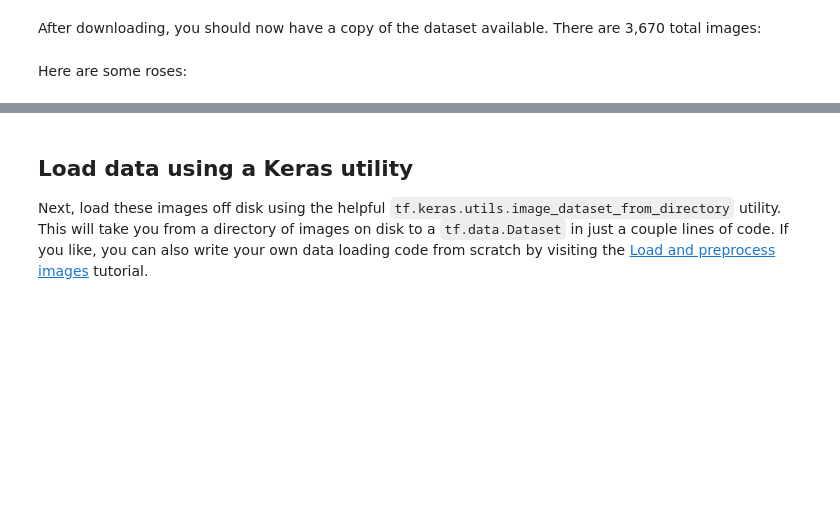
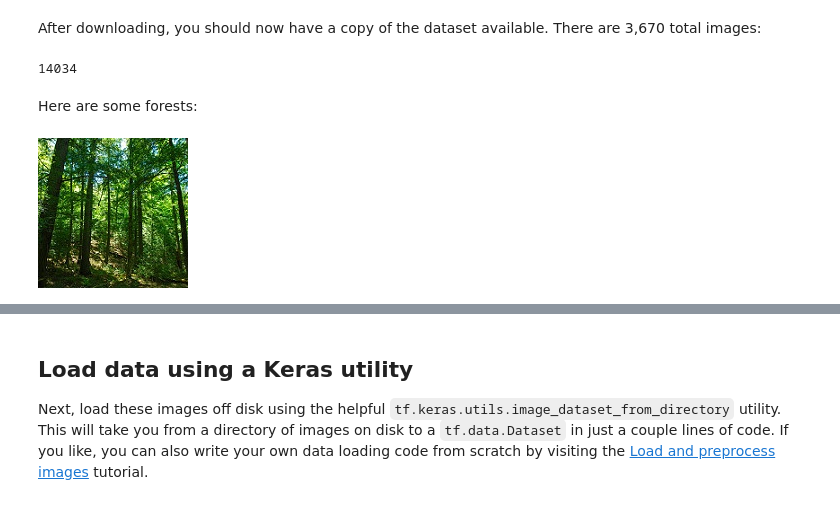
Before and after one commit to MaheeGamage/TIES4911-DL-for-dev, a Jupyter notebook: Demo/demo-3/classification.ipynb, the cells around one changed output, grey strips where cells are left out. Cells and saved outputs as stored; diff of their text form; code cells hidden in the pictures; blank space fills up the shorter version.

````diff
--- a/Demo/demo-3/classification.ipynb
+++ b/Demo/demo-3/classification.ipynb
@@ -74 +89,23 @@ flower_photo/
 ```
+# %%
+import requests
+import zipfile
+import io
+
+def download_and_extract_zip(url, extract_path='.'):
+  """Downloads a zip file from a URL and extracts it.
+
+  Args:
+    url: The URL of the zip file.
+    extract_path: The path to extract the zip file to. Defaults to the current directory.
+  """
+  response = requests.get(url)
+  response.raise_for_status()  # Raise an exception for bad responses (4xx or 5xx)
+
+  with zipfile.ZipFile(io.BytesIO(response.content)) as zip_ref:
+    zip_ref.extractall(extract_path)
+
+DOWNLOAD_PATH = '/content/extracted_files'
+# Example usage:
+zip_file_url = "https://drive.usercontent.google.com/download?id=1YsrmiBhi1AskbUUPUZabAvnpZJIHVz8V&export=download&confirm=t&uuid=ba069192-193e-4cc4-aad9-4c7d05efb066"  # Replace with your URL
+download_and_extract_zip(zip_file_url, DOWNLOAD_PATH)  # Extract to /content/extracted_files
@@ -97,11 +136,20 @@ data_dir = pathlib.Path(data_dir_path).with_suffix('').joinpath(extracted_folder
+# %%
+TRAINING_DS_PATH = 'seg_train/seg_train'
+TEST_DS_PATH = 'seg_test/seg_test'
+# %%
+training_data_dir = pathlib.Path(DOWNLOAD_PATH).with_suffix('').joinpath(TRAINING_DS_PATH)
 # %% [markdown]
 After downloading, you should now have a copy of the dataset available. There are 3,670 total images:
 # %%
-image_count = len(list(data_dir.glob('*/*.jpg')))
-print(image_count)
+train_image_count = len(list(training_data_dir.glob('*/*.jpg')))
+print(train_image_count)
+# %% [output]
+14034
 # %% [markdown]
-Here are some roses:
+Here are some forests:
 # %%
-roses = list(data_dir.glob('roses/*'))
-PIL.Image.open(str(roses[0]))
+forests = list(training_data_dir.glob('forest/*'))
+PIL.Image.open(str(forests[0]))
+# %% [output]
+[figure, added]
 # %%
````
Also changed, not shown: parts of 30 cells of this notebook.
